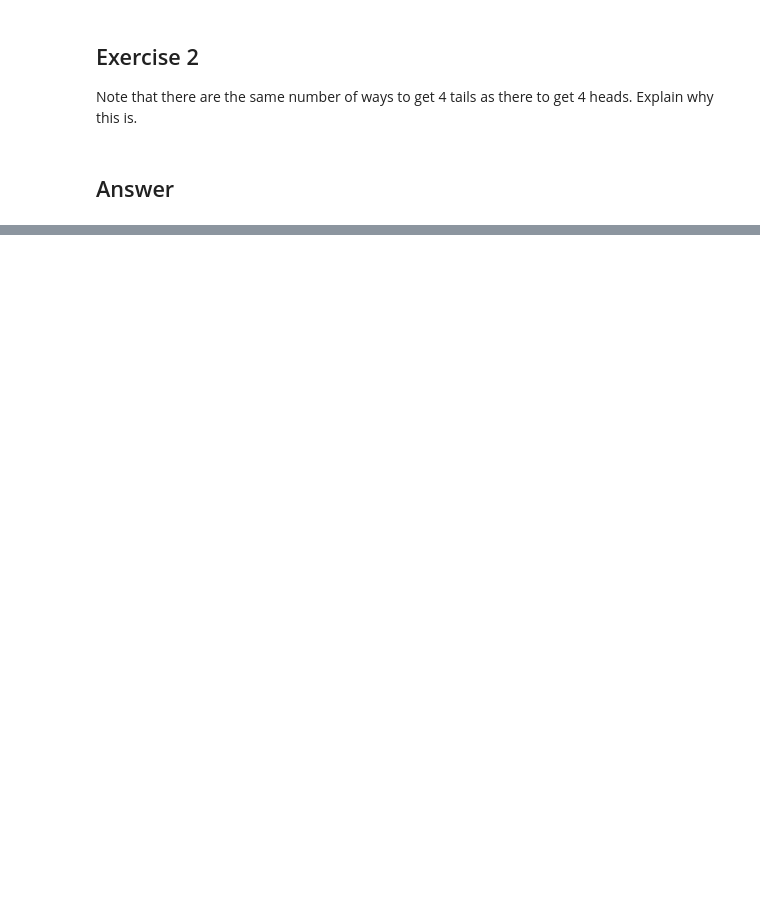
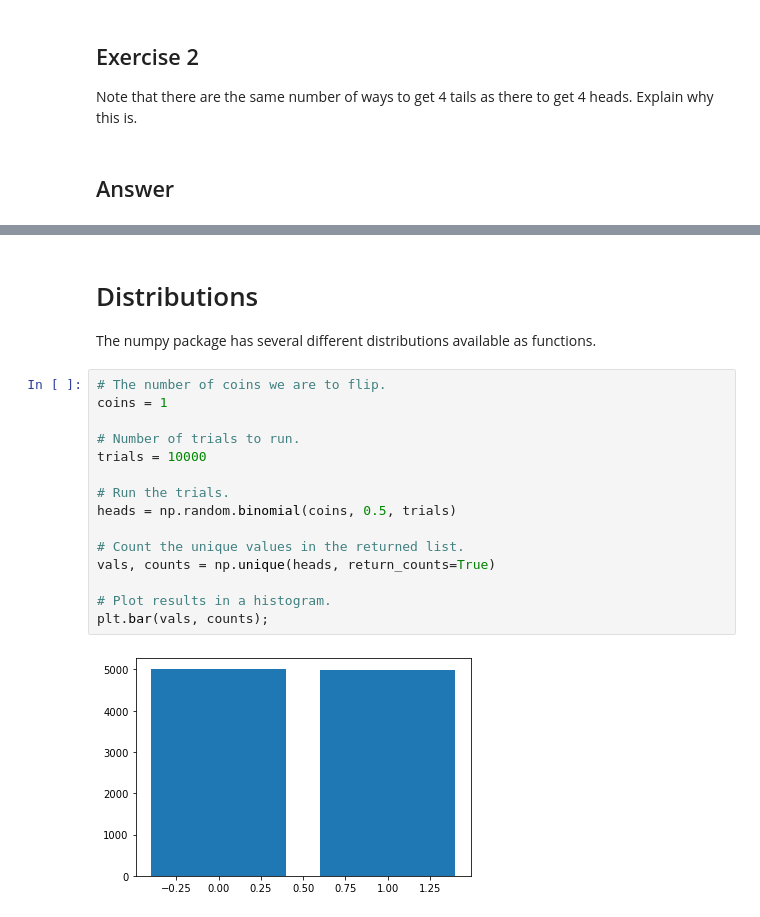
Before and after one commit to StanicicA/funddata-assessment, a Jupyter notebook: 02-Randomness/02-Randomness.ipynb, the cells around one changed output, grey strips where cells are left out. Saved outputs shown, nothing was run; the diff lists cells and outputs as text; blank space fills up the shorter version.

```diff
--- a/02-Randomness/02-Randomness.ipynb
+++ b/02-Randomness/02-Randomness.ipynb
@@ -363,0 +507,20 @@ Note that there are the same number of ways to get 4 tails as there to get 4 hea
+# %% [markdown]
+# Distributions
+The numpy package has several different distributions available as functions.
+# %%
+# The number of coins we are to flip.
+coins = 1
+
+# Number of trials to run.
+trials = 10000
+
+# Run the trials.
+heads = np.random.binomial(coins, 0.5, trials)
+
+# Count the unique values in the returned list.
+vals, counts = np.unique(heads, return_counts=True)
+
+# Plot results in a histogram.
+plt.bar(vals, counts);
+# %% [output]
+[figure, added]
```
Also changed, not shown: parts of 43 cells of this notebook.
